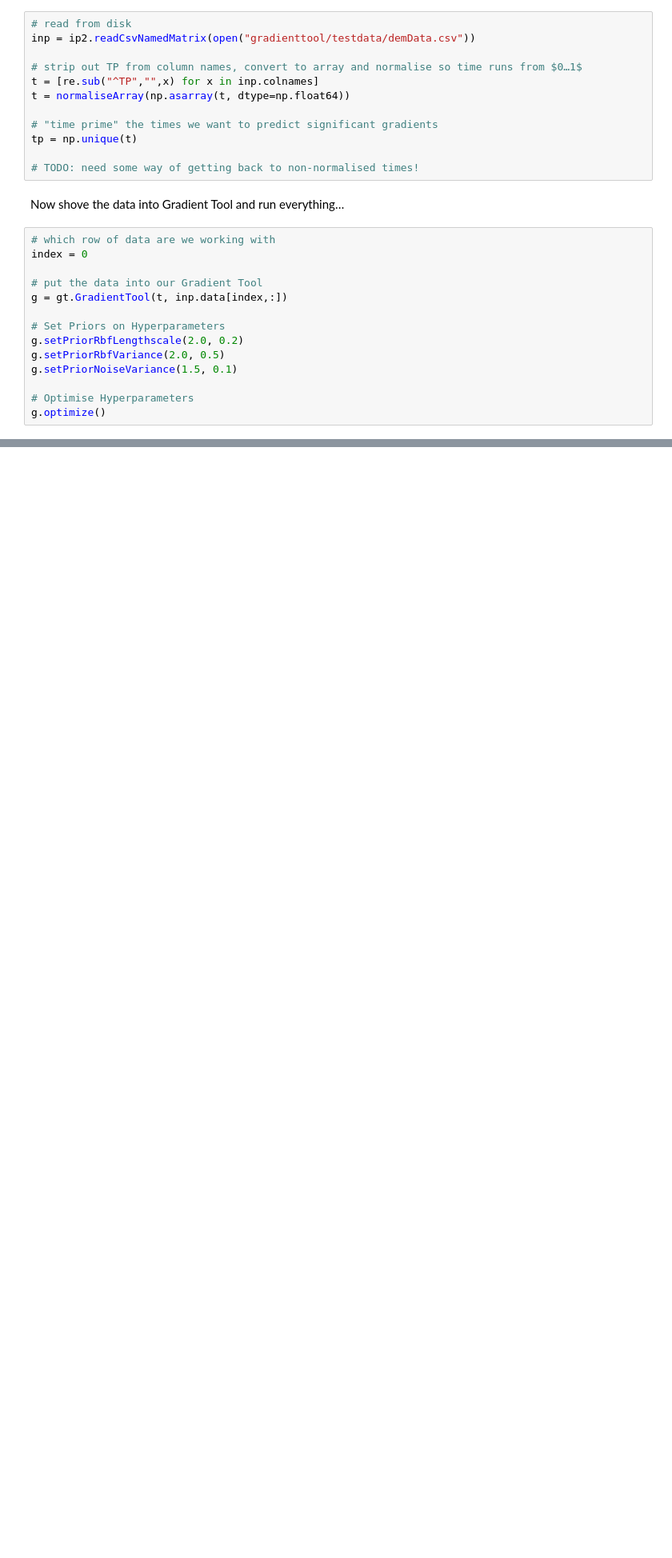
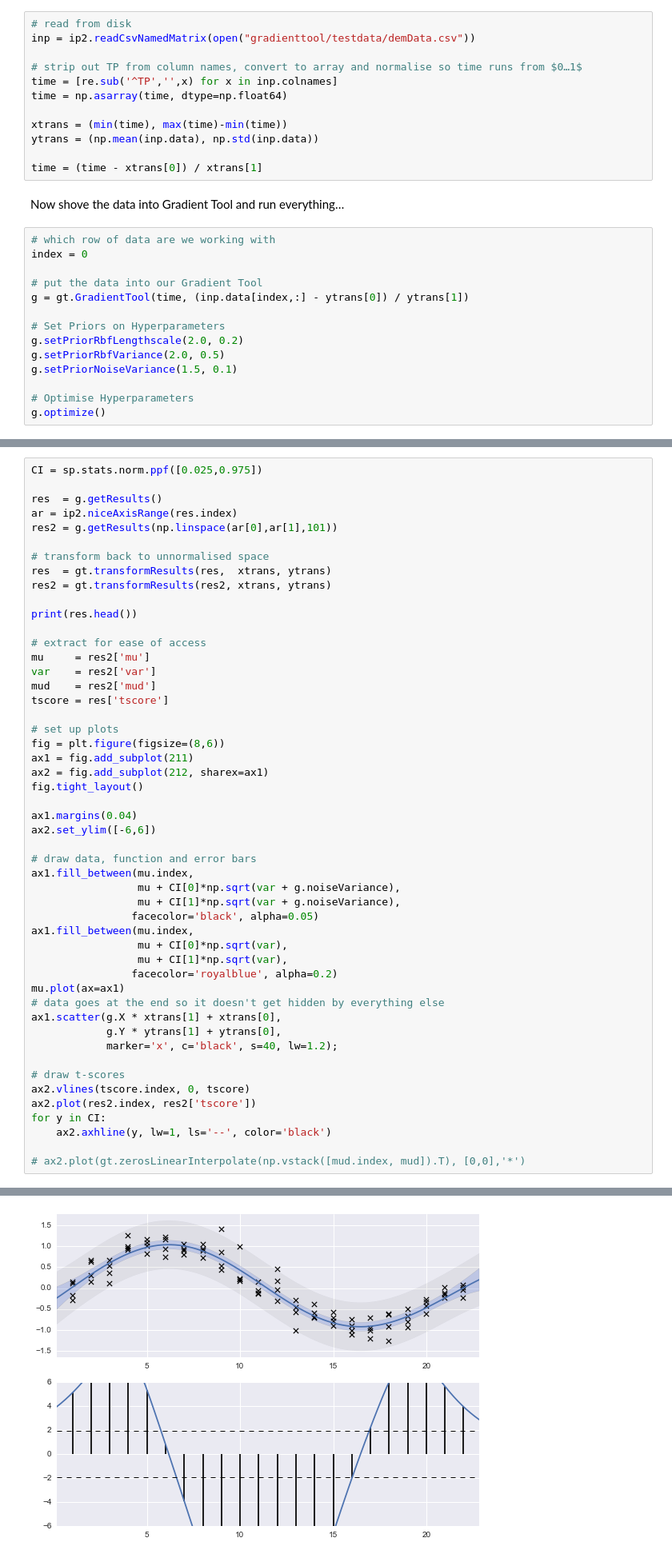
Before and after one commit to smason/ip2, a Jupyter notebook: gradienttool.ipynb, the cells around one changed output, grey strips where cells are left out. Shown at 80% size. Saved outputs shown, nothing was run; the diff lists cells and outputs as text; blank space fills up the shorter version.

Commit message:
various updates to gradient tool
it rescales the data nicely now

```diff
--- a/gradienttool.ipynb
+++ b/gradienttool.ipynb
@@ -25,13 +27,13 @@ Now we load our data from the disk and get it into a format suitable for analysi
 inp = ip2.readCsvNamedMatrix(open("gradienttool/testdata/demData.csv"))
 
 # strip out TP from column names, convert to array and normalise so time runs from $0…1$
-t = [re.sub("^TP","",x) for x in inp.colnames]
-t = normaliseArray(np.asarray(t, dtype=np.float64))
+time = [re.sub('^TP','',x) for x in inp.colnames]
+time = np.asarray(time, dtype=np.float64)
 
-# "time prime" the times we want to predict significant gradients
-tp = np.unique(t)
+xtrans = (min(time), max(time)-min(time))
+ytrans = (np.mean(inp.data), np.std(inp.data))
 
-# TODO: need some way of getting back to non-normalised times!
+time = (time - xtrans[0]) / xtrans[1]
 # %% [markdown]
 Now shove the data into Gradient Tool and run everything…
 # %%
@@ -39,7 +41,7 @@ Now shove the data into Gradient Tool and run everything…
 index = 0
 
 # put the data into our Gradient Tool
-g = gt.GradientTool(t, inp.data[index,:])
+g = gt.GradientTool(time, (inp.data[index,:] - ytrans[0]) / ytrans[1])
 
 # Set Priors on Hyperparameters
 g.setPriorRbfLengthscale(2.0, 0.2)
@@ -83,0 +55,51 @@ mpl.plot(res[:,0], res[:,3],'.');
+# %%
+CI = sp.stats.norm.ppf([0.025,0.975])
+
+res  = g.getResults()
+ar = ip2.niceAxisRange(res.index)
+res2 = g.getResults(np.linspace(ar[0],ar[1],101))
+
+# transform back to unnormalised space
+res  = gt.transformResults(res,  xtrans, ytrans)
+res2 = gt.transformResults(res2, xtrans, ytrans)
+
+print(res.head())
+
+# extract for ease of access
+mu     = res2['mu']
+var    = res2['var']
+mud    = res2['mud']
+tscore = res['tscore']
+
+# set up plots
+fig = plt.figure(figsize=(8,6))
+ax1 = fig.add_subplot(211)
+ax2 = fig.add_subplot(212, sharex=ax1)
+fig.tight_layout()
+
+ax1.margins(0.04)
+ax2.set_ylim([-6,6])
+
+# draw data, function and error bars
+ax1.fill_between(mu.index,
+                 mu + CI[0]*np.sqrt(var + g.noiseVariance),
+                 mu + CI[1]*np.sqrt(var + g.noiseVariance),
+                facecolor='black', alpha=0.05)
+ax1.fill_between(mu.index,
+                 mu + CI[0]*np.sqrt(var),
+                 mu + CI[1]*np.sqrt(var),
+                facecolor='royalblue', alpha=0.2)
+mu.plot(ax=ax1)
+# data goes at the end so it doesn't get hidden by everything else
+ax1.scatter(g.X * xtrans[1] + xtrans[0],
+            g.Y * ytrans[1] + ytrans[0],
+            marker='x', c='black', s=40, lw=1.2);
+
+# draw t-scores
+ax2.vlines(tscore.index, 0, tscore)
+ax2.plot(res2.index, res2['tscore'])
+for y in CI:
+    ax2.axhline(y, lw=1, ls='--', color='black')
+
+# ax2.plot(gt.zerosLinearInterpolate(np.vstack([mud.index, mud]).T), [0,0],'*')
+# %% [output]
@@ -83,0 +112 @@ mpl.plot(res[:,0], res[:,3],'.');
+[figure, added]
```
Also changed, not shown: parts of 4 cells of this notebook, 4 other files.
